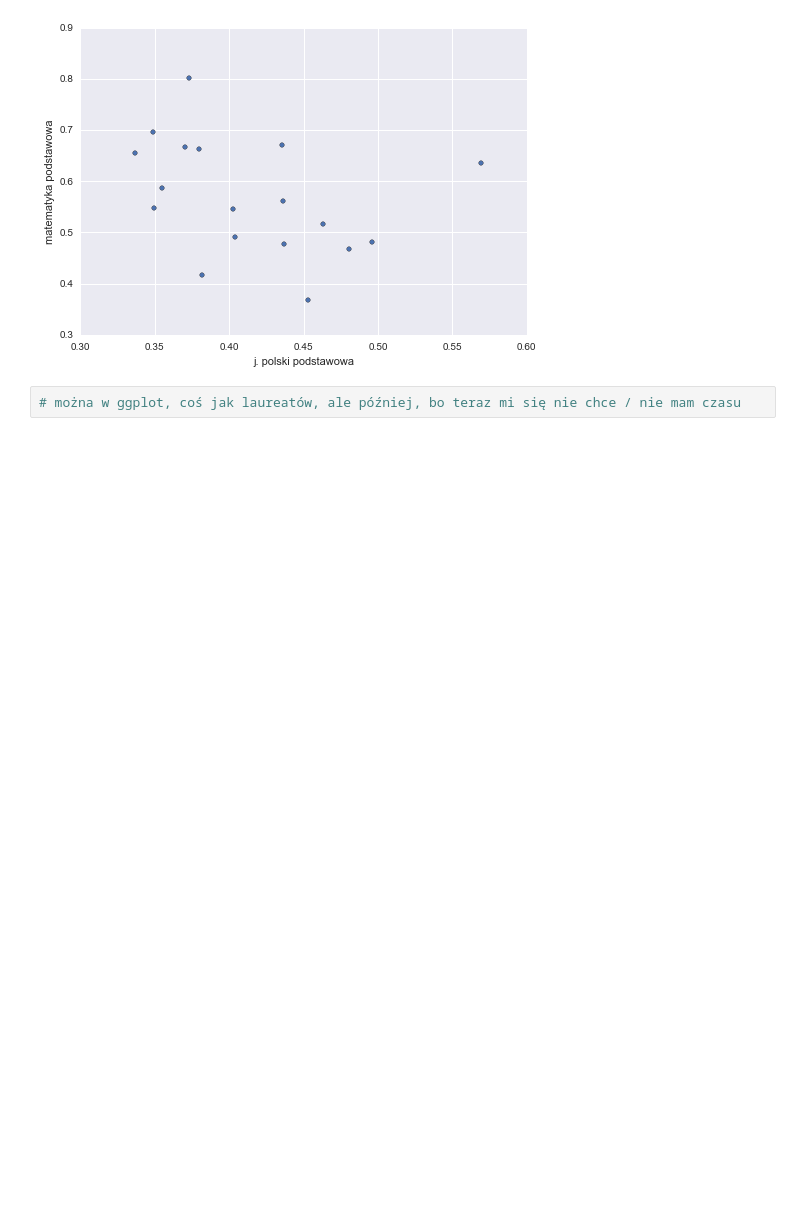
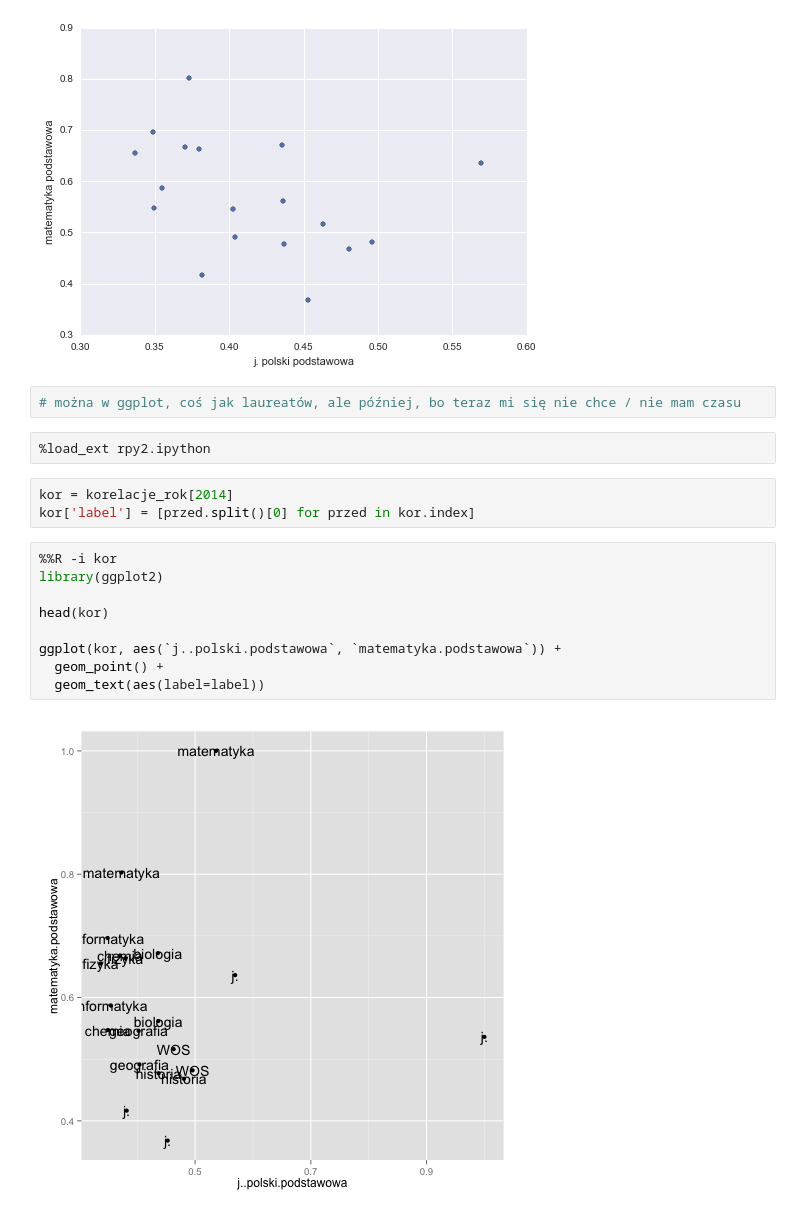
Before and after one commit to stared/delab-matury, a Jupyter notebook: eksploracje/korelacja_znormalizowanych.ipynb, the cells around one changed output. Cells and saved outputs as stored; diff of their text form; blank space fills up the shorter version.

```diff
--- a/eksploracje/korelacja_znormalizowanych.ipynb
+++ b/eksploracje/korelacja_znormalizowanych.ipynb
@@ -73,3 +108,19 @@ korelacje_rok[2014] \
 [figure]
 # %%
 # można w ggplot, coś jak laureatów, ale później, bo teraz mi się nie chce / nie mam czasu
+# %%
+%load_ext rpy2.ipython
+# %%
+kor = korelacje_rok[2014]
+kor['label'] = [przed.split()[0] for przed in kor.index]
+# %%
+%%R -i kor
+library(ggplot2)
+
+head(kor)
+
+ggplot(kor, aes(`j..polski.podstawowa`, `matematyka.podstawowa`)) +
+  geom_point() +
+  geom_text(aes(label=label))
+# %% [output]
+[figure, added]
```
Also changed, not shown: parts of 3 cells of this notebook, 1 other file.
